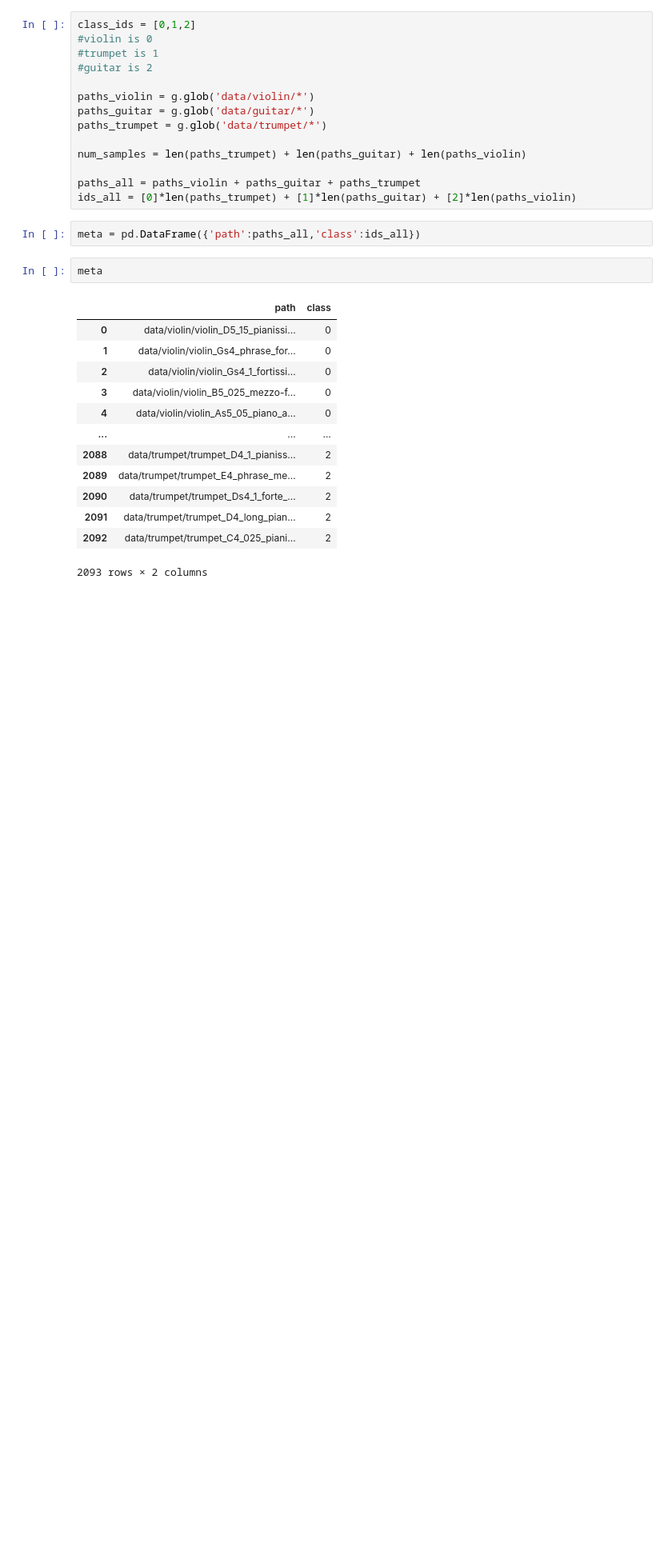
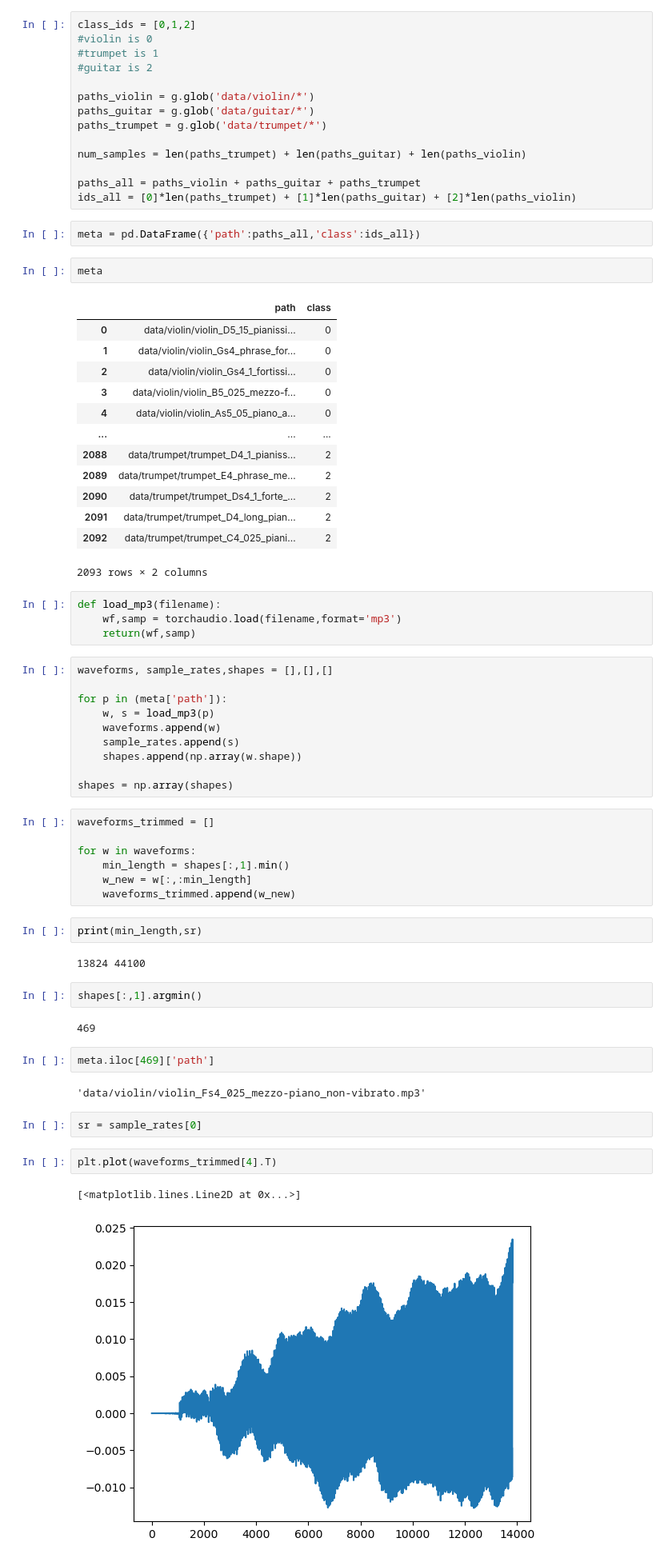
Before and after one commit to spacekaila/dsfp-s19-hack, a Jupyter notebook: audio_deep_learning.ipynb, the cells around one changed output. Shown: that part at 80% size. Drawn from its saved outputs; the diff is of its cells as text; blank space fills up the shorter version.

```diff
--- a/audio_deep_learning.ipynb
+++ b/audio_deep_learning.ipynb
@@ -37,3 +45,43 @@ meta
 | 2091 | data/trumpet/trumpet_D4_long_pian... | 2 |
 | 2092 | data/trumpet/trumpet_C4_025_piani... | 2 |
 2093 rows × 2 columns
+# %%
+def load_mp3(filename):
+    wf,samp = torchaudio.load(filename,format='mp3')
+    return(wf,samp)
+# %%
+waveforms, sample_rates,shapes = [],[],[]
+
+for p in (meta['path']):
+    w, s = load_mp3(p)
+    waveforms.append(w)
+    sample_rates.append(s)
+    shapes.append(np.array(w.shape))
+
+shapes = np.array(shapes)
+# %%
+waveforms_trimmed = []
+
+for w in waveforms:
+    min_length = shapes[:,1].min()
+    w_new = w[:,:min_length]
+    waveforms_trimmed.append(w_new)
+# %%
+print(min_length,sr)
+# %% [output]
+13824 44100
+# %%
+shapes[:,1].argmin()
+# %% [output]
+469
+# %%
+meta.iloc[469]['path']
+# %% [output]
+'data/violin/violin_Fs4_025_mezzo-piano_non-vibrato.mp3'
+# %%
+sr = sample_rates[0]
+# %%
+plt.plot(waveforms_trimmed[4].T)
+# %% [output]
+[<matplotlib.lines.Line2D at 0x...>]
+[figure, added]
```
Also changed, not shown: parts of 24 cells of this notebook.
